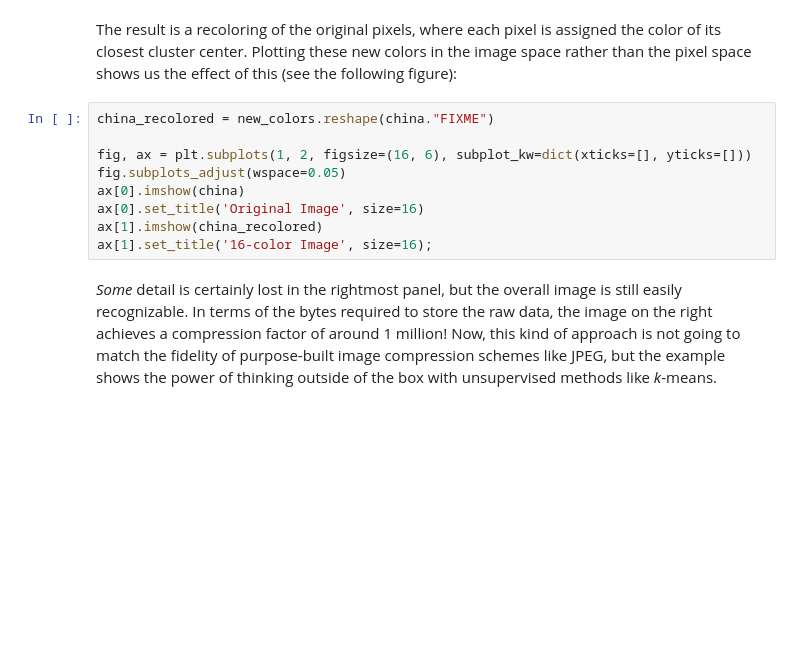
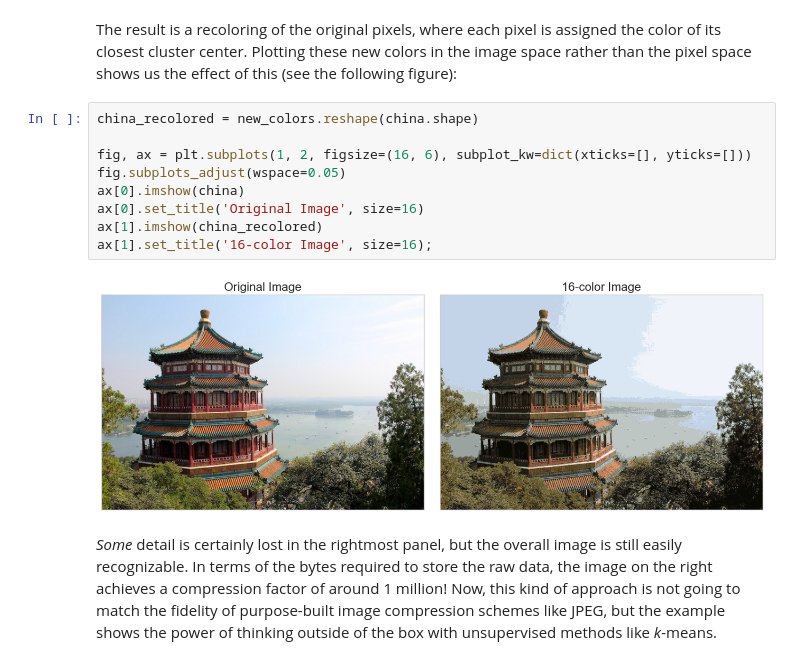
Before and after one commit to Abderrahamane/data-Mining-Labs, a Jupyter notebook: Lab 8/Clustering Lab.ipynb, the cells around one changed output. Saved outputs shown, nothing was run; the diff lists cells and outputs as text; blank space fills up the shorter version.

```diff
--- a/Lab 8/Clustering Lab.ipynb
+++ b/Lab 8/Clustering Lab.ipynb
@@ -155,14 +175,16 @@ kmeans.cluster_centers_.shape
 The result is a recoloring of the original pixels, where each pixel is assigned the color of its closest cluster center.
 Plotting these new colors in the image space rather than the pixel space shows us the effect of this (see the following figure):
 # %%
-china_recolored = new_colors.reshape(china."FIXME")
+china_recolored = new_colors.reshape(china.shape)
 
 fig, ax = plt.subplots(1, 2, figsize=(16, 6), subplot_kw=dict(xticks=[], yticks=[]))
 fig.subplots_adjust(wspace=0.05)
 ax[0].imshow(china)
 ax[0].set_title('Original Image', size=16)
 ax[1].imshow(china_recolored)
 ax[1].set_title('16-color Image', size=16);
+# %% [output]
+[figure, added]
 # %% [markdown]
 *Some* detail is certainly lost in the rightmost panel, but the overall image is still easily recognizable.
 In terms of the bytes required to store the raw data, the image on the right achieves a compression factor of around 1 million!
```
Also changed, not shown: parts of 10 cells of this notebook.
